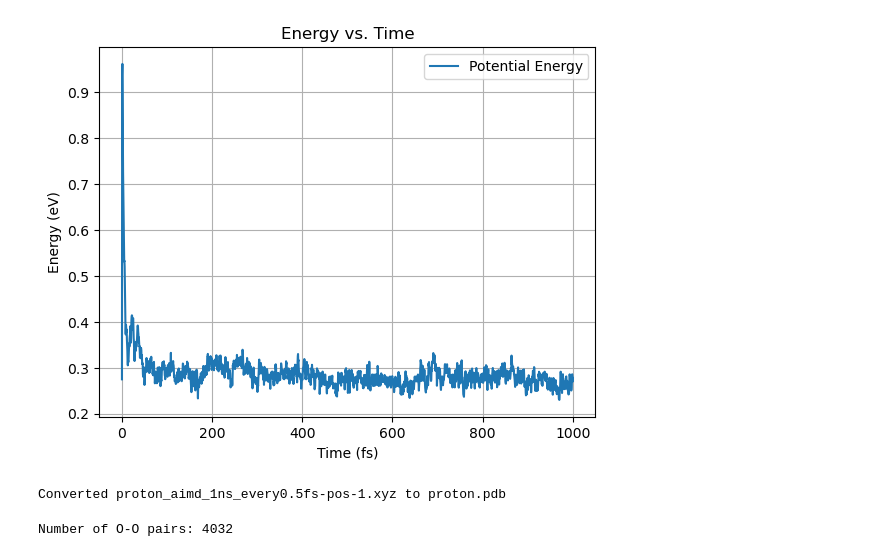
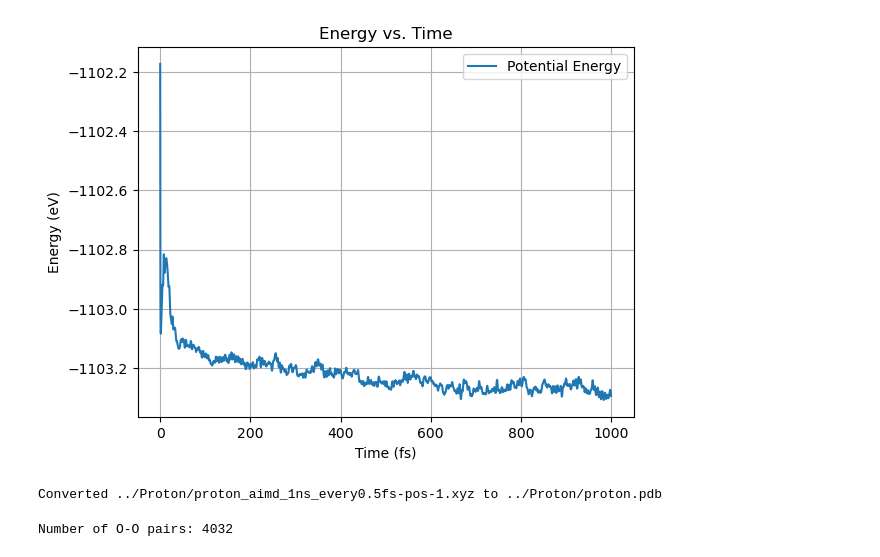
Before and after one commit to HiJihye/comp-lab-class-2024, a Jupyter notebook: Week12/Runs/Notebook/proton.ipynb, the cells around one changed output. Cells and saved outputs as stored; diff of their text form; code cells hidden in the pictures.

```diff
--- a/Week12/Runs/Notebook/proton.ipynb
+++ b/Week12/Runs/Notebook/proton.ipynb
@@ -14,37 +14,37 @@ def plot_energy(filename):
                 continue
             try:
                 # 줄을 숫자로 변환하여 리스트에 추가
                 data.append(list(map(float, line.split())))
             except ValueError:
                 # 숫자로 변환할 수 없는 줄은 무시
                 continue
 
     # 리스트를 NumPy 배열로 변환
     data = np.array(data)
 
     # 데이터가 적합한 형식인지 확인
     if data.shape[1] < 3:  # 최소 3열(스텝, 시간, 에너지)이 있어야 함
         raise ValueError("파일 형식이 잘못되었습니다. 최소 3개의 열이 필요합니다.")
 
     # 시간 및 에너지 데이터 추출
     time = data[:, 1]  # 2번째 열: 시간(fs)
-    energy = data[:, 2]  # 3번째 열: 에너지(eV)
+    energy = data[:, 4]  # 3번째 열: 에너지(eV)
 
     # 그래프 그리기
     plt.figure()
     plt.plot(time, energy, label="Potential Energy")
     plt.xlabel("Time (fs)")
     plt.ylabel("Energy (eV)")
     plt.title("Energy vs. Time")
     plt.legend()
     plt.grid()
-    plt.savefig("energy_vs_time.png")  # 그래프를 PNG 파일로 저장
+    plt.savefig("../Figures/Proton/energy_vs_time.png")  # 그래프를 PNG 파일로 저장
     plt.show()
 
 # 함수 호출
-plot_energy("proton_aimd_1ns_every0.5fs-1.ener")  # 파일 이름을 실제 이름으로 변경
+plot_energy("../Proton/proton_aimd_1ns_every0.5fs-1.ener")  # 파일 이름을 실제 이름으로 변경
 # %% [output]
-[figure, old version]
+[figure, new version]
 # %%
 def xyz_to_pdb(xyz_file, pdb_file, box_size=None):
     """
@@ -80,12 +80,12 @@ def xyz_to_pdb(xyz_file, pdb_file, box_size=None):
 
 # 사용 예시
 xyz_to_pdb(
-    xyz_file="proton_aimd_1ns_every0.5fs-pos-1.xyz",
-    pdb_file="proton.pdb",
+    xyz_file="../Proton/proton_aimd_1ns_every0.5fs-pos-1.xyz",
+    pdb_file="../Proton/proton.pdb",
     box_size=(12.42, 12.42, 12.42)  # 박스 크기 (Å)
 )
 # %% [output]
-Converted proton_aimd_1ns_every0.5fs-pos-1.xyz to proton.pdb
+Converted ../Proton/proton_aimd_1ns_every0.5fs-pos-1.xyz to ../Proton/proton.pdb
 # %%
 import mdtraj as md
 import matplotlib.pyplot as plt
```
Also changed, not shown: parts of 1 cell of this notebook, 5 other files.
